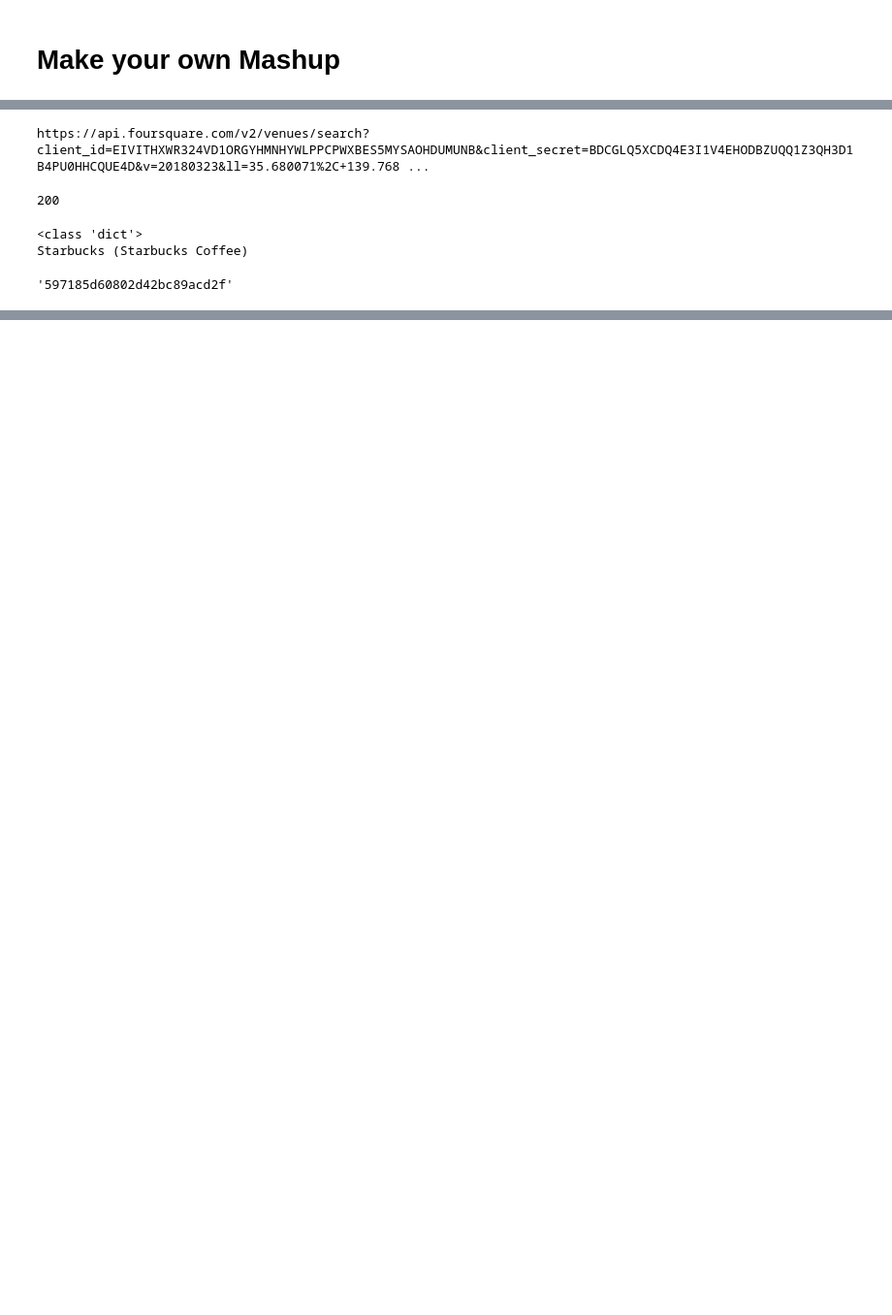
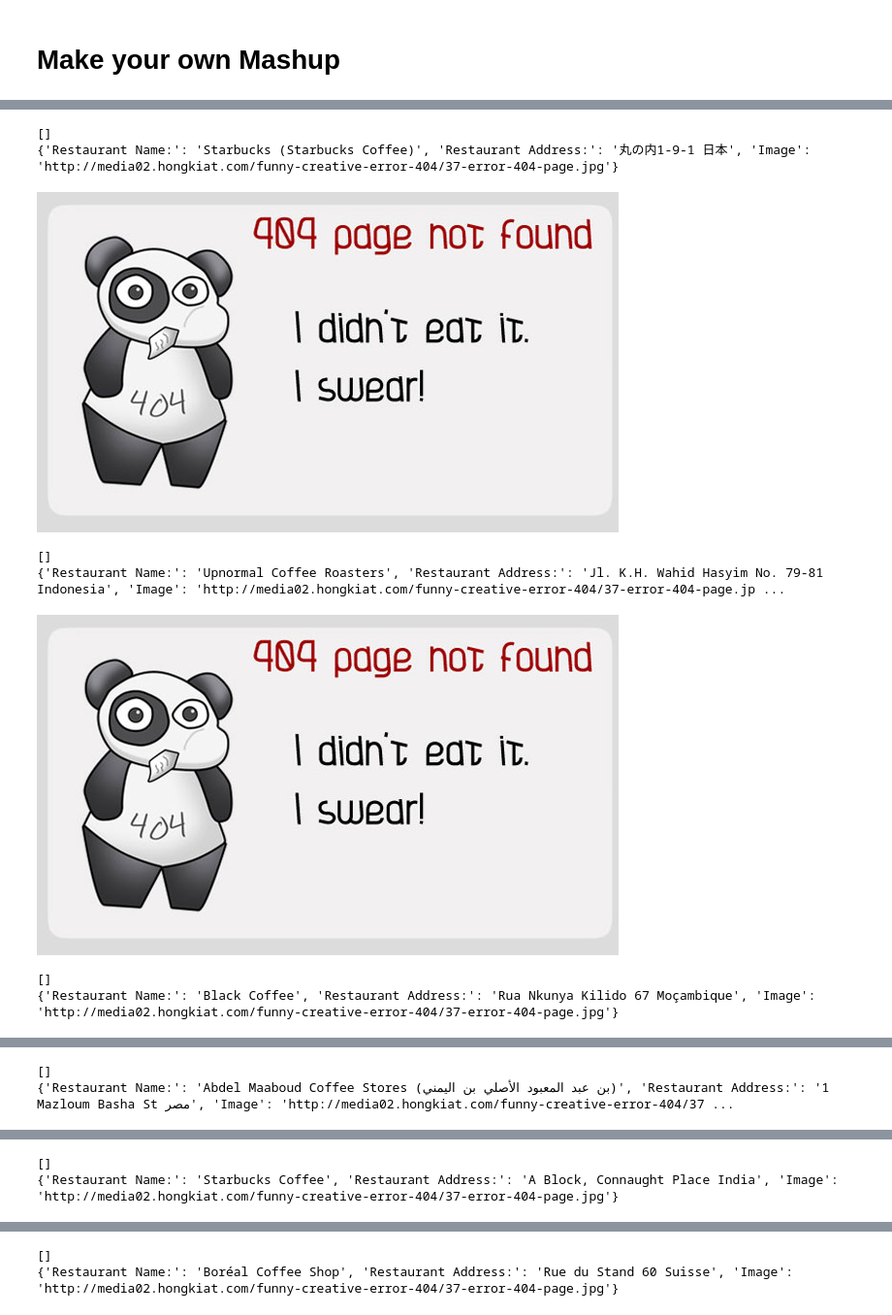
Before and after one commit to NaPiZip/Online-course-notes, a Jupyter notebook: Designing_RESTful_APIs/Exercices/L2/Quiz10/MakeYourOwnMashup.ipynb, the cells around one changed output, grey strips where cells are left out. Shown: that part at 97% size. Drawn from its saved outputs; the diff is of its cells as text; code cells hidden in the pictures; blank space fills up the shorter version.

```diff
--- a/Designing_RESTful_APIs/Exercices/L2/Quiz10/MakeYourOwnMashup.ipynb
+++ b/Designing_RESTful_APIs/Exercices/L2/Quiz10/MakeYourOwnMashup.ipynb
@@ -1,16 +1,33 @@
 # %% [markdown]
 # Make your own Mashup
 # %%
+from Places import VenueSearch
 from Geocode import GeocodeLocation
+from IPython.display import Image
 
-def findARestaurant(mealType,location):
+def findARestaurant(mealType, location):
+    geo_loc = GeocodeLocation('')
+    venue_sea = VenueSearch('',
+                            '')
     #1. Use getGeocodeLocation to get the latitude and longitude coordinates of the location string.
-
+    latitude = geo_loc.getGeocodeLocation(location)
     #2.  Use foursquare API to find a nearby restaurant with the latitude, longitude, and mealType strings.
     #HINT: format for url will be something like https://api.foursquare.com/v2/venues/search?client_id=CLIENT_ID&client_secret=CLIENT_SECRET&v=20130815&ll=40.7,-74&query=sushi
-
     #3. Grab the first restaurant
+    venue_info_dic = venue_sea.getVenueInfoDict(latitude, mealType)
     #4. Get a  300x300 picture of the restaurant using the venue_id (you can change this by altering the 300x300 value in the URL or replacing it with 'orginal' to get the original picture
     #5. Grab the first image
+    if venue_dic:
+        image_url = venue_sea.getVenuePhotoUrl(venue_info_dic.get('id'))
+        print(image_url)
+    else:
+        venue_info_dic = dict()
     #6. If no image is available, insert default a image url
+    if not image_url:
+        image_url = 'http://media02.hongkiat.com/funny-creative-error-404/37-error-404-page.jpg'
+
     #7. Return a dictionary containing the restaurant name, address, and image url
+    return {'Restaurant Name:'    : venue_info_dic.get('name'),
+            'Restaurant Address:' : venue_info_dic.get('location').get('address') + \
+                                    ' {}'.format(venue_info_dic.get('location').get('country')),
+           'Image': image_url}
@@ -36,4 +33,0 @@ r = requests.get('https://api.foursquare.com/v2/venues/search',params=params)
-# %%
-print(r.url)
-# %% [output]
-https://api.foursquare.com/v2/venues/search?client_id=EIVITHXWR324VD1ORGYHMNHYWLPPCPWXBES5MYSAOHDUMUNB&client_secret=BDCGLQ5XCDQ4E3I1V4EHODBZUQQ1Z3QH3D1B4PU0HHCQUE4D&v=20180323&ll=35.680071%2C+139.768 ...
@@ -42,12 +34,26 @@ response_dict = json.loads(r.text)
-# %%
-response_dict.get('meta').get('code')
-# %% [output]
-200
-# %%
-print(type())
-print(response_dict.get('response').get('venues')[0].get('name'))
-response_dict.get('response').get('venues')[0].get('id')
-# %% [output]
-<class 'dict'>
-Starbucks (Starbucks Coffee)
-'597185d60802d42bc89acd2f'
+# %%
+def printData(data):
+    if type(data) is not dict:
+        print('Wrong input data, pleasd provide dictionary!')
+    print(data)
+    display(Image(data.get('Image')))
+# %%
+if __name__ == '__main__':
+    printData(findARestaurant("Pizza", "Tokyo, Japan"))
+    printData(findARestaurant("Tacos", "Jakarta, Indonesia"))
+    printData(findARestaurant("Tapas", "Maputo, Mozambique"))
+    printData(findARestaurant("Falafel", "Cairo, Egypt"))
+    printData(findARestaurant("Spaghetti", "New Delhi, India"))
+    printData(findARestaurant("Cappuccino", "Geneva, Switzerland"))
+    printData(findARestaurant("Sushi", "Los Angeles, California"))
+    printData(findARestaurant("Steak", "La Paz, Bolivia"))
+    printData(findARestaurant("Gyros", "Sydney, Australia"))
+# %% [output]
+[]
+{'Restaurant Name:': 'Starbucks (Starbucks Coffee)', 'Restaurant Address:': '丸の内1-9-1 日本', 'Image': 'http://media02.hongkiat.com/funny-creative-error-404/37-error-404-page.jpg'}
+[figure, added]
+[]
+{'Restaurant Name:': 'Upnormal Coffee Roasters', 'Restaurant Address:': 'Jl. K.H. Wahid Hasyim No. 79-81 Indonesia', 'Image': 'http://media02.hongkiat.com/funny-creative-error-404/37-error-404-page.jp ...
+[figure, added]
+[]
+{'Restaurant Name:': 'Black Coffee', 'Restaurant Address:': 'Rua Nkunya Kilido 67 Moçambique', 'Image': 'http://media02.hongkiat.com/funny-creative-error-404/37-error-404-page.jpg'}
@@ -53,0 +61,2 @@ Starbucks (Starbucks Coffee)
+[]
+{'Restaurant Name:': 'Abdel Maaboud Coffee Stores (بن عبد المعبود الأصلي بن اليمني)', 'Restaurant Address:': '1 Mazloum Basha St مصر', 'Image': 'http://media02.hongkiat.com/funny-creative-error-404/37 ...
@@ -53,0 +64,2 @@ Starbucks (Starbucks Coffee)
+[]
+{'Restaurant Name:': 'Starbucks Coffee', 'Restaurant Address:': 'A Block, Connaught Place India', 'Image': 'http://media02.hongkiat.com/funny-creative-error-404/37-error-404-page.jpg'}
@@ -53,0 +67,2 @@ Starbucks (Starbucks Coffee)
+[]
+{'Restaurant Name:': 'Boréal Coffee Shop', 'Restaurant Address:': 'Rue du Stand 60 Suisse', 'Image': 'http://media02.hongkiat.com/funny-creative-error-404/37-error-404-page.jpg'}
```
Also changed, not shown: parts of 4 cells of this notebook, 1 other file.
